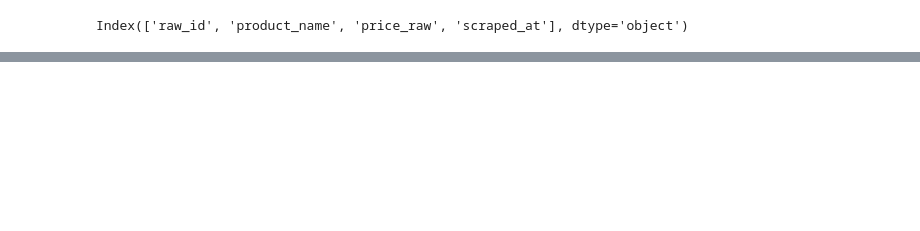
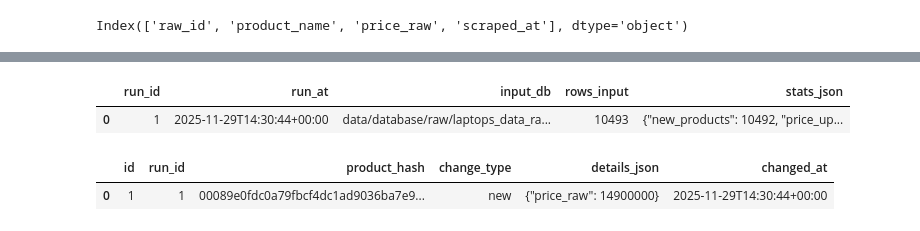
Before and after one commit to wiradp/web-scrape, a Jupyter notebook: notebooks/etl.ipynb, the cells around one changed output, grey strips where cells are left out. Cells and saved outputs as stored; diff of their text form; code cells hidden in the pictures; blank space fills up the shorter version.

```diff
--- a/notebooks/etl.ipynb
+++ b/notebooks/etl.ipynb
@@ -58,4 +62,20 @@ Index(['history_id', 'product_name', 'price_raw', 'price_in_millions',
       dtype='object')
+# %%
+conn = sqlite3.connect('../data/database/meta/laptops_meta.db')
+query = "SELECT * FROM etl_runs"
+df_meta_etl = pd.read_sql_query(query, conn)
+df_meta_etl.head(1)
+# %% [output]
+|  | run_id | run_at | input_db | rows_input | stats_json |
+| 0 | 1 | 2025-11-29T14:30:44+00:00 | data/database/raw/laptops_data_ra... | 10493 | {"new_products": 10492, "price_up... |
+# %%
+conn = sqlite3.connect('../data/database/meta/laptops_meta.db')
+query = "SELECT * FROM changes_log"
+df_meta_log = pd.read_sql_query(query, conn)
+df_meta_log.head(1)
+# %% [output]
+|  | id | run_id | product_hash | change_type | details_json | changed_at |
+| 0 | 1 | 1 | 00089e0fdc0a79fbcf4dc1ad9036ba7e9... | new | {"price_raw": 14900000} | 2025-11-29T14:30:44+00:00 |
 # %%
 # Mengcopy dataframe ke df baru bernama df_copy
 df_copy = df.copy()
```
Also changed, not shown: parts of 5 cells of this notebook, 10 other files.
